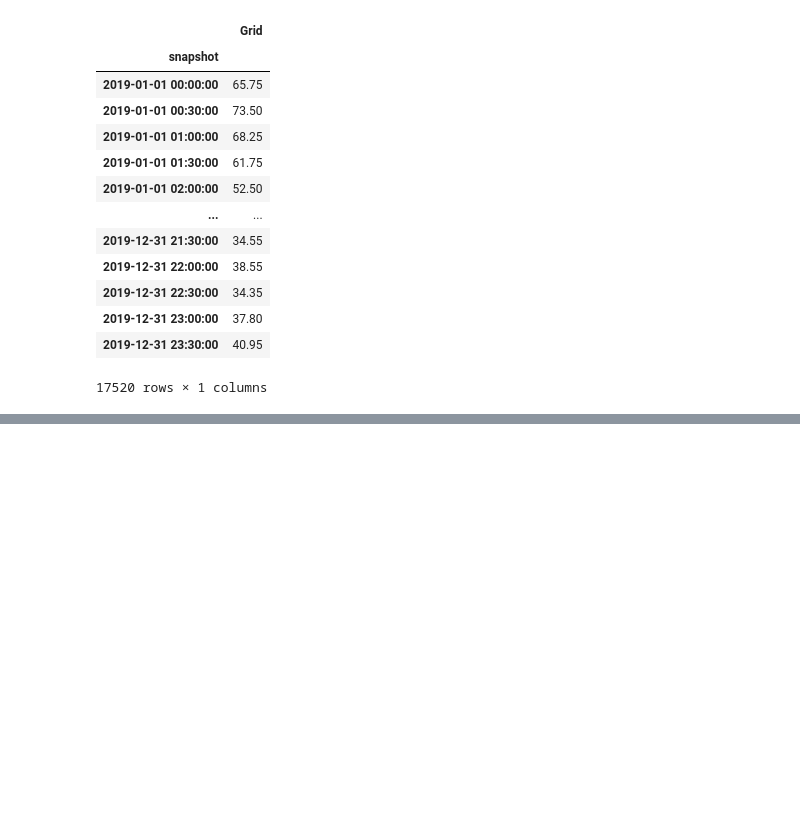
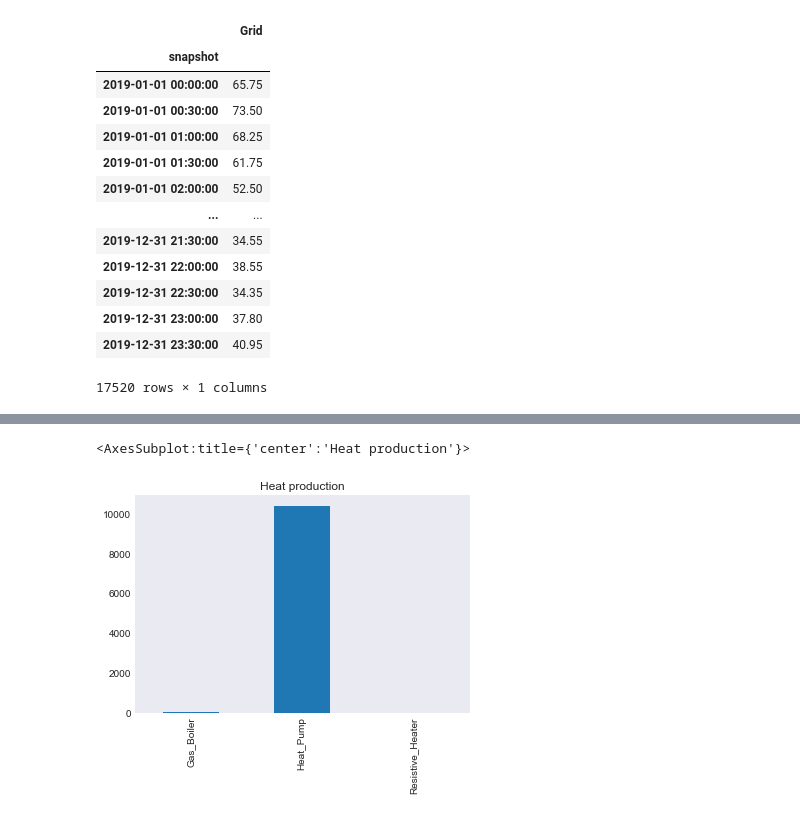
Before and after one commit to andrewlyden/PyPSA-GB, a Jupyter notebook: notebooks/Scottish Borders - Case Study.ipynb, the cells around one changed output, grey strips where cells are left out. Drawn from its saved outputs; the diff is of its cells as text; code cells hidden in the pictures; blank space fills up the shorter version.

```diff
--- a/notebooks/Scottish Borders - Case Study.ipynb
+++ b/notebooks/Scottish Borders - Case Study.ipynb
@@ -219,0 +220,5 @@ plt.show()
+# %%
+ScotBord.network.generators_t.p.rename_axis('').drop(columns=['Grid']).sum().plot.bar(title='Heat production')
+# %% [output]
+<AxesSubplot:title={'center':'Heat production'}>
+[figure, added]
```
Also changed, not shown: parts of 7 cells of this notebook, 8 other files.
